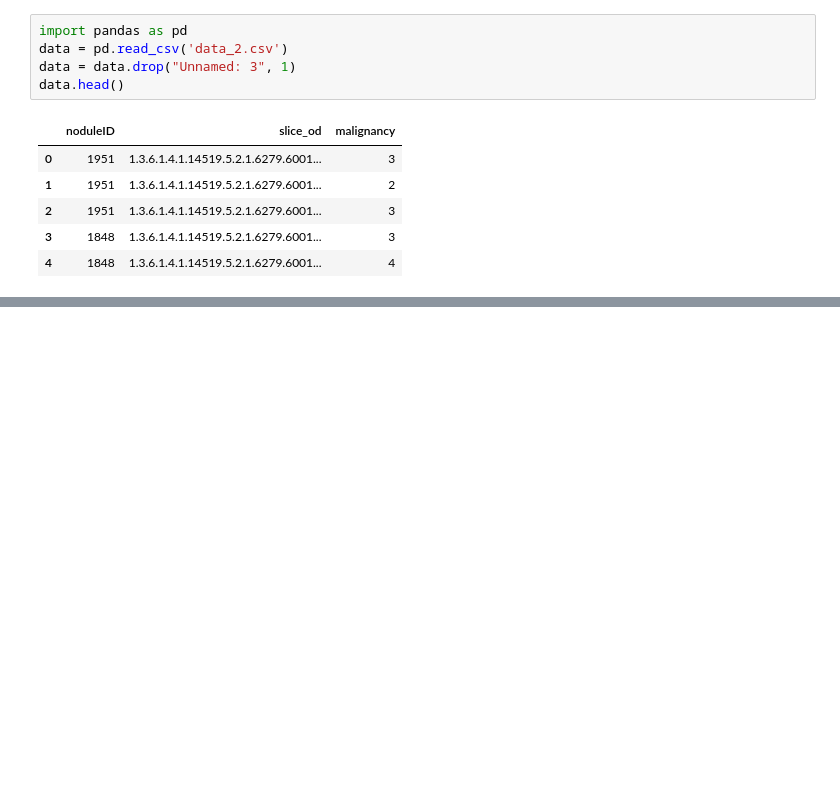
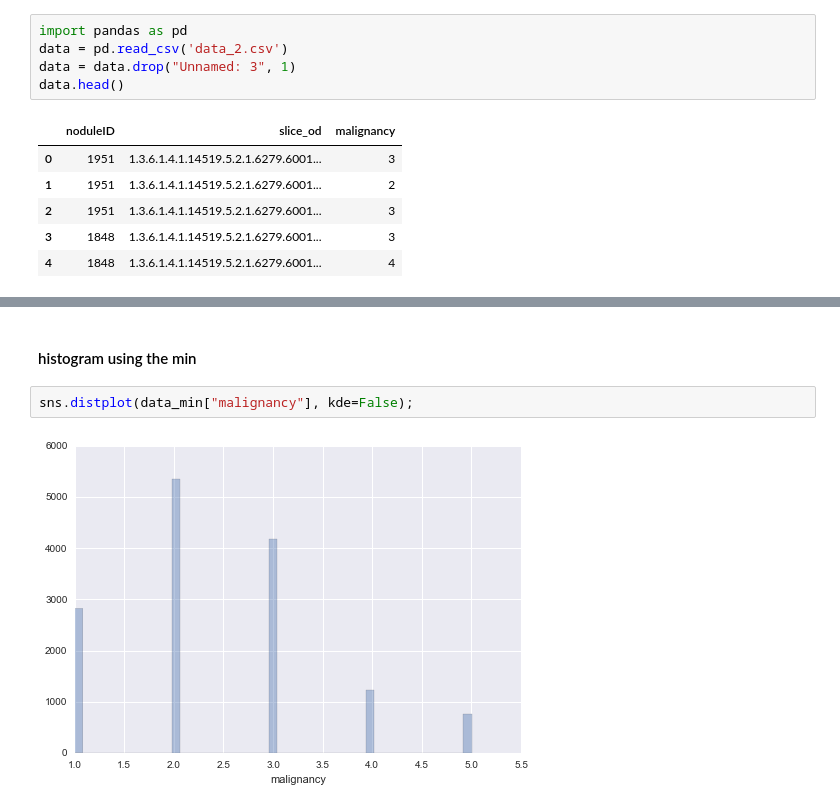
Before and after one commit to a-forty-two/Craft-Repo, a Jupyter notebook: capstone/explor/capstone_exploratory_analysis.ipynb, the cells around one changed output, grey strips where cells are left out. Cells and saved outputs as stored; diff of their text form; blank space fills up the shorter version.

```diff
--- a/capstone/explor/capstone_exploratory_analysis.ipynb
+++ b/capstone/explor/capstone_exploratory_analysis.ipynb
@@ -285,0 +333,6 @@ KeyError: 'slice_id'
+# %% [markdown]
+#### histogram using the min
+# %%
+sns.distplot(data_min["malignancy"], kde=False);
+# %% [output]
+[figure, added]
```
Also changed, not shown: parts of 89 cells of this notebook, 43 other files.
